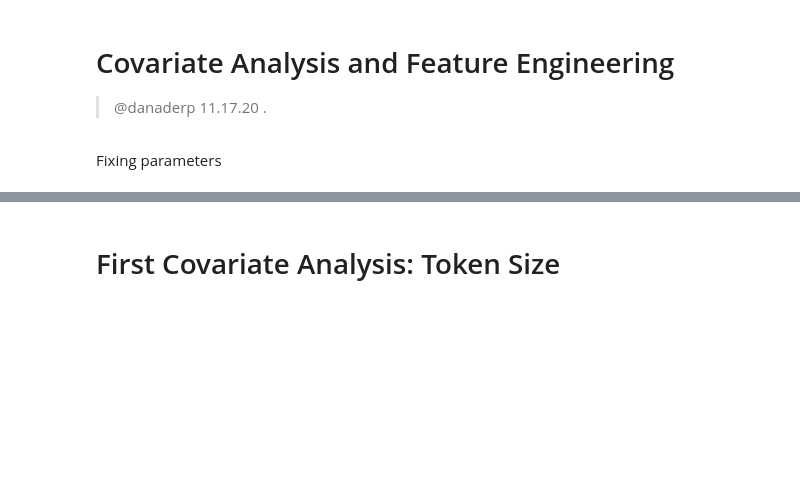
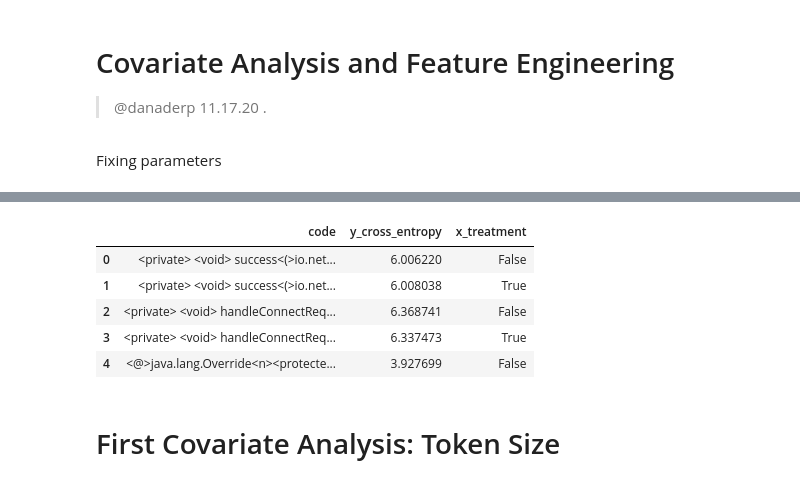
Before and after one commit to ArtificialSoftwareEngineering/InterpretingCodeGeneration, a Jupyter notebook: nbs/00_data.covariates.ipynb, the cells around one changed output, grey strips where cells are left out. Drawn from its saved outputs; the diff is of its cells as text; code cells hidden in the pictures; blank space fills up the shorter version.

```diff
--- a/nbs/00_data.covariates.ipynb
+++ b/nbs/00_data.covariates.ipynb
@@ -56,7 +61,8 @@ def params():
     return {
         'tokenizer':dvc_path / 'models/bpe/tokenizer-java-v1.json',
         'tb_01':dvc_path / 'nbs_experiments/results/analyses/rnn_layers1_vocab10000_embed256_units1024/bug_fix_error_taxonomy.jsonl',
-        'tb_02':dvc_path / 'nbs_experiments/results/analyses/rnn_layers1_vocab10000_embed256_units1024/bug_fix_cross_entropy.jsonl'
+        'tb_02':dvc_path / 'nbs_experiments/results/analyses/rnn_layers1_vocab10000_embed256_units1024/bug_fix_cross_entropy.jsonl',
+        'output': dvc_path / 'nbs_experiments/results/analyses/rnn_layers1_vocab10000_embed256_units1024/'
     }
 # %%
 params = params()
@@ -72,0 +81,3 @@ df_error_tax = pd.read_json(
+# %%
+df_cross = pd.read_json(
+        params['tb_02'], orient="records", lines=True)
@@ -73,3 +88,12 @@ df_error_tax = pd.read_json(
+# %%
+df_cross.head()
+# %% [output]
+|  | code | y_cross_entropy | x_treatment |
+| 0 | <private> <void> success<(>io.net... | 6.006220 | False |
+| 1 | <private> <void> success<(>io.net... | 6.008038 | True |
+| 2 | <private> <void> handleConnectReq... | 6.368741 | False |
+| 3 | <private> <void> handleConnectReq... | 6.337473 | True |
+| 4 | <@>java.lang.Override<n><protecte... | 3.927699 | False |
 # %% [markdown]
 # First Covariate Analysis: Token Size
 # %%
```
Also changed, not shown: parts of 27 cells of this notebook, 4 other files.
